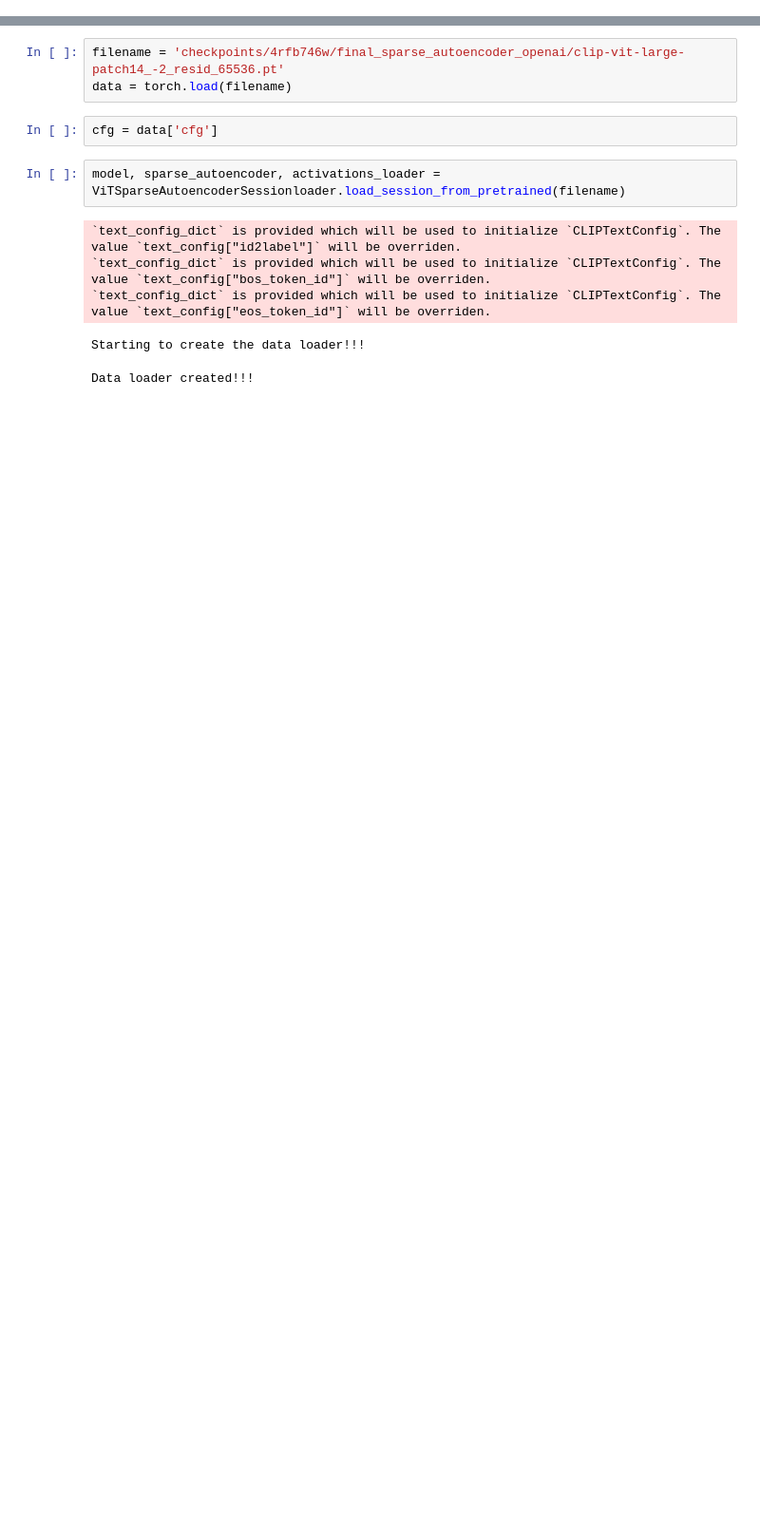
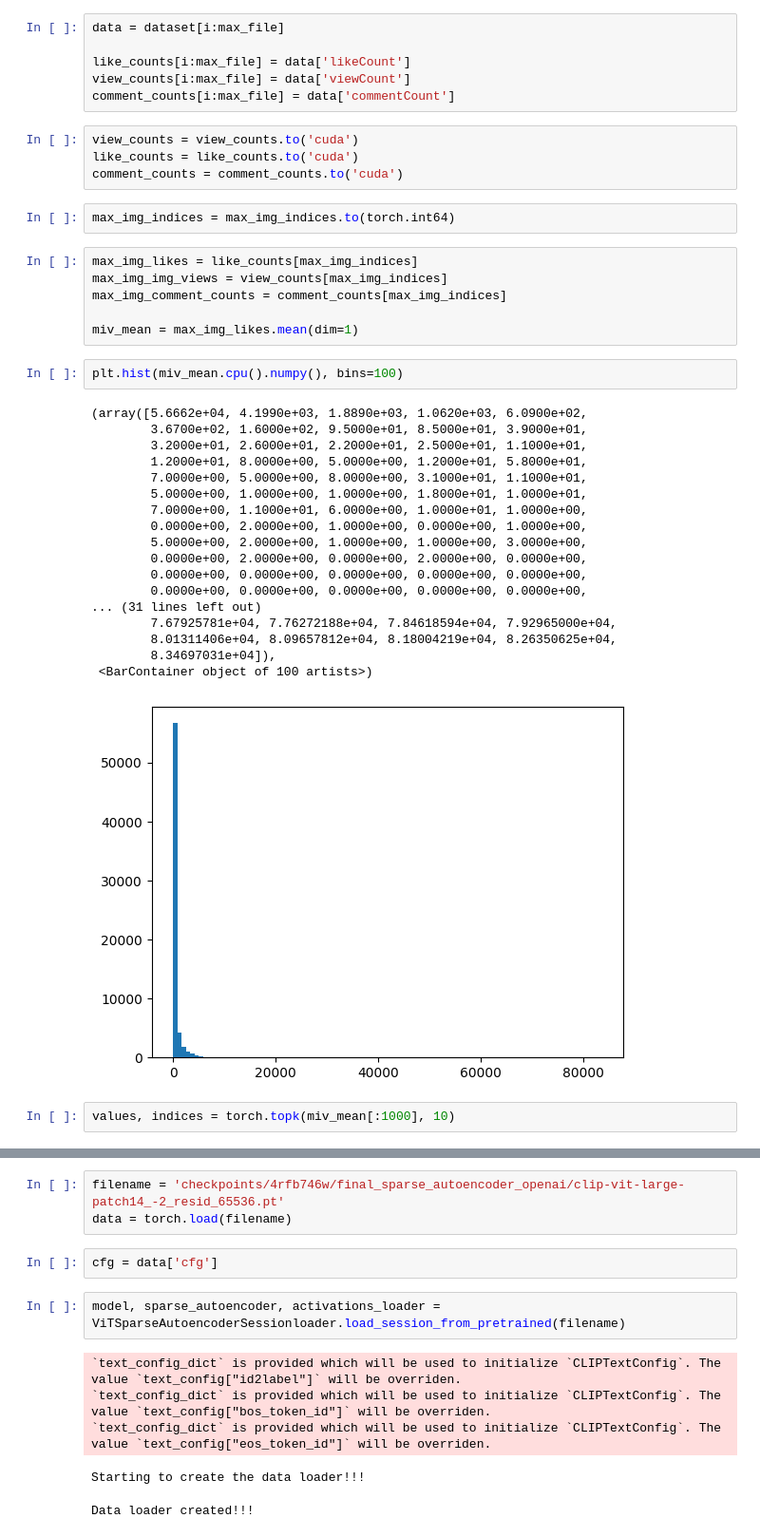
Before and after one commit to Lewington-pitsos/sae_vit, a Jupyter notebook: pad.ipynb, the cells around one changed output, grey strips where cells are left out. Shown at 95% size. Drawn from its saved outputs; the diff is of its cells as text; blank space fills up the shorter version.

```diff
--- a/pad.ipynb
+++ b/pad.ipynb
@@ -0,0 +40,41 @@
+# %%
+data = dataset[i:max_file]
+
+like_counts[i:max_file] = data['likeCount']
+view_counts[i:max_file] = data['viewCount']
+comment_counts[i:max_file] = data['commentCount']
+# %%
+view_counts = view_counts.to('cuda')
+like_counts = like_counts.to('cuda')
+comment_counts = comment_counts.to('cuda')
+# %%
+max_img_indices = max_img_indices.to(torch.int64)
+# %%
+max_img_likes = like_counts[max_img_indices]
+max_img_img_views = view_counts[max_img_indices]
+max_img_comment_counts = comment_counts[max_img_indices]
+
+miv_mean = max_img_likes.mean(dim=1)
+# %%
+plt.hist(miv_mean.cpu().numpy(), bins=100)
+# %% [output]
+(array([5.6662e+04, 4.1990e+03, 1.8890e+03, 1.0620e+03, 6.0900e+02,
+        3.6700e+02, 1.6000e+02, 9.5000e+01, 8.5000e+01, 3.9000e+01,
+        3.2000e+01, 2.6000e+01, 2.2000e+01, 2.5000e+01, 1.1000e+01,
+        1.2000e+01, 8.0000e+00, 5.0000e+00, 1.2000e+01, 5.8000e+01,
+        7.0000e+00, 5.0000e+00, 8.0000e+00, 3.1000e+01, 1.1000e+01,
+        5.0000e+00, 1.0000e+00, 1.0000e+00, 1.8000e+01, 1.0000e+01,
+        7.0000e+00, 1.1000e+01, 6.0000e+00, 1.0000e+01, 1.0000e+00,
+        0.0000e+00, 2.0000e+00, 1.0000e+00, 0.0000e+00, 1.0000e+00,
+        5.0000e+00, 2.0000e+00, 1.0000e+00, 1.0000e+00, 3.0000e+00,
+        0.0000e+00, 2.0000e+00, 0.0000e+00, 2.0000e+00, 0.0000e+00,
+        0.0000e+00, 0.0000e+00, 0.0000e+00, 0.0000e+00, 0.0000e+00,
+        0.0000e+00, 0.0000e+00, 0.0000e+00, 0.0000e+00, 0.0000e+00,
+... (31 lines left out)
+        7.67925781e+04, 7.76272188e+04, 7.84618594e+04, 7.92965000e+04,
+        8.01311406e+04, 8.09657812e+04, 8.18004219e+04, 8.26350625e+04,
+        8.34697031e+04]),
+ <BarContainer object of 100 artists>)
+[figure, added]
+# %%
+values, indices = torch.topk(miv_mean[:1000], 10)
```
Also changed, not shown: parts of 18 cells of this notebook, 5 other files.
